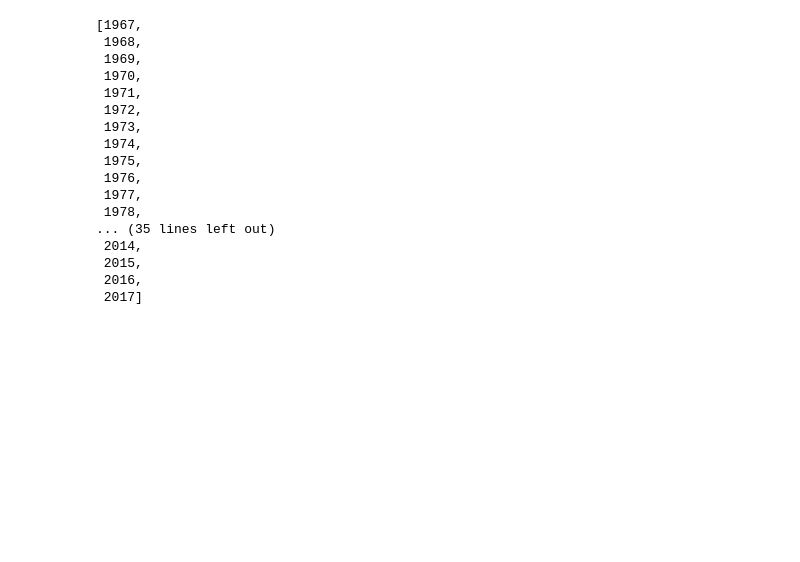
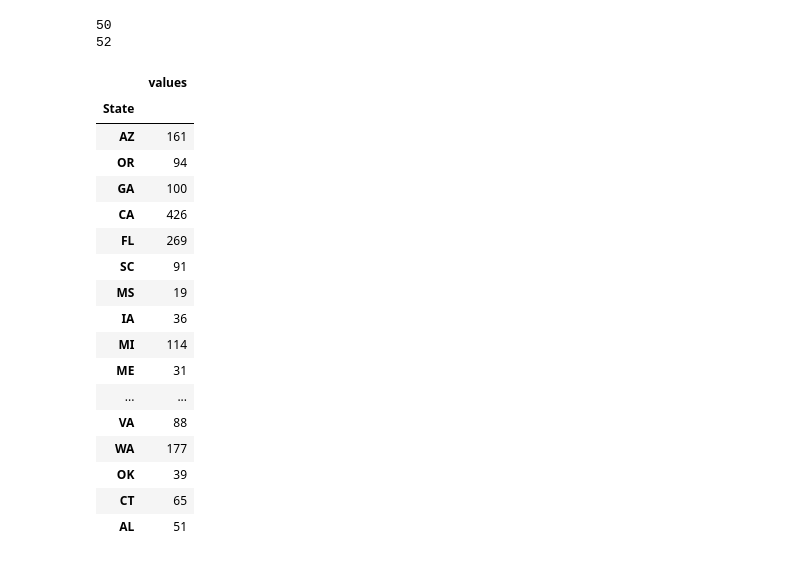
Before and after one commit to brabulla/Big-Data-UFO1-homework, a Jupyter notebook: UFO Visualization.ipynb, the cells around one changed output. Cells and saved outputs as stored; diff of their text form; code cells hidden in the pictures; blank space fills up the shorter version.

```diff
--- a/UFO Visualization.ipynb
+++ b/UFO Visualization.ipynb
@@ -115,31 +119,50 @@ data = pd.read_pickle("data_dump.pckl")
 sql_context = SQLContext(sc)
 #rdd = sql_context.createDataFrame(data)
 # %%
-rdd = spark.read.format("csv").options(header=True).load("data_dump.csv")
-rdd.registerTempTable("data")
-res = sql_context.sql("SELECT YEAR(Date) as Year,State,count(*) as values FROM data group by YEAR(Date),State")
+ufo_sdf = spark.read.format("csv").options(header=True).load("data_dump.csv")
+ufo_sdf.registerTempTable("data")
+obs_count_sdf = sql_context.sql("SELECT YEAR(Date) as Year,State,count(*) as values FROM data group by State,YEAR(Date)")
 # %%
 #r = res.groupby(res.Year).sum().collect()[0]
 #r.asDict()["sum(values)"]
 
-years = [i.Year for i in res.groupby(res.Year).sum().collect() if i.Year is not None and i.asDict()["sum(values)"] > 100 ]
-sorted(years)
+#years = [i.Year for i in res.groupby(res.Year).sum().collect() if i.Year is not None and i.asDict()["sum(values)"] > 100 ]
+
+
+#values = current_year_pd.sort(current_year_pd.State).select(current_year_pd.values).rdd.flatMap(list).collect()
+temp_df = obs_count_sdf.filter(obs_count_sdf.State.isNotNull()).toPandas()
+
+valid_years = temp_df["Year"].drop_duplicates().dropna().values
+#valid_years = [str(int(y)) for y in valid_years]
+
+valid_states = temp_df["State"].drop_duplicates().dropna().values
+
+all_pairs = [(y,s) for y,s in product(valid_years,valid_states)]
+obs_count_df = temp_df.set_index(["Year","State"]).reindex(all_pairs,fill_value=0)
-# %% [output]
-[1967,
- 1968,
- 1969,
- 1970,
- 1971,
- 1972,
- 1973,
- 1974,
- 1975,
- 1976,
- 1977,
- 1978,
-... (35 lines left out)
- 2014,
- 2015,
- 2016,
- 2017]
+# %%
+print(len(valid_states))
+print(len(valid_years))
+obs_count_df.loc[2017]
+#valid_years
+# %% [output]
+50
+52
+|  | values |
+| State |  |
+| AZ | 161 |
+| OR | 94 |
+| GA | 100 |
+| CA | 426 |
+| FL | 269 |
+| SC | 91 |
+| MS | 19 |
+| IA | 36 |
+| MI | 114 |
+| ME | 31 |
+| ... | ... |
+| VA | 88 |
+| WA | 177 |
+| OK | 39 |
+| CT | 65 |
+| AL | 51 |
 # %%
```
Also changed, not shown: parts of 7 cells of this notebook.
